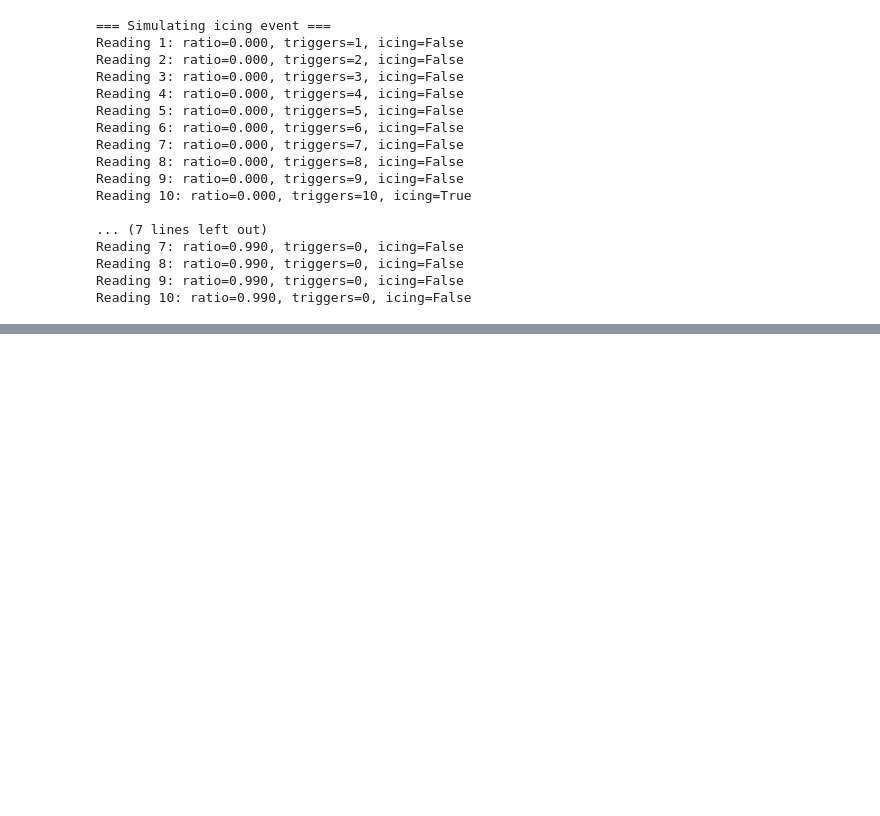
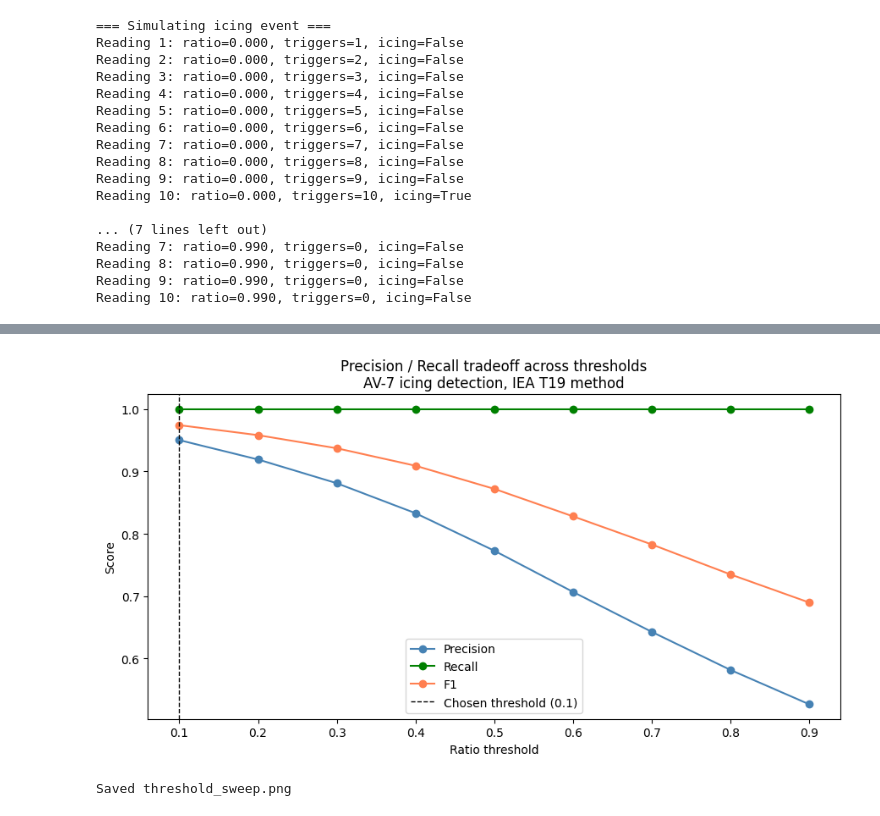
Before and after one commit to dcmclarke/wind-turbine-twin, a Jupyter notebook: ingestion/explore.ipynb, the cells around one changed output, grey strips where cells are left out. Cells and saved outputs as stored; diff of their text form; code cells hidden in the pictures; blank space fills up the shorter version.

```diff
--- a/ingestion/explore.ipynb
+++ b/ingestion/explore.ipynb
@@ -574,0 +811,22 @@ Reading 10: ratio=0.990, triggers=0, icing=False
+# %%
+thresholds = [0.1, 0.2, 0.3, 0.4, 0.5, 0.6, 0.7, 0.8, 0.9]
+precisions = [0.950, 0.919, 0.881, 0.833, 0.773, 0.707, 0.643, 0.582, 0.527]
+recalls    = [1.000, 1.000, 1.000, 1.000, 1.000, 1.000, 1.000, 1.000, 1.000]
+f1s        = [0.974, 0.958, 0.937, 0.909, 0.872, 0.828, 0.783, 0.735, 0.690]
+
+plt.figure(figsize=(9, 5))
+plt.plot(thresholds, precisions, marker="o", label="Precision", color="steelblue")
+plt.plot(thresholds, recalls,    marker="o", label="Recall",    color="green")
+plt.plot(thresholds, f1s,        marker="o", label="F1",        color="coral")
+plt.axvline(x=0.1, color="black", linestyle="--", linewidth=1, label="Chosen threshold (0.1)")
+plt.xlabel("Ratio threshold")
+plt.ylabel("Score")
+plt.title("Precision / Recall tradeoff across thresholds\nAV-7 icing detection, IEA T19 method")
+plt.legend()
+plt.tight_layout()
+plt.savefig("threshold_sweep.png", dpi=150)
+plt.show()
+print("Saved threshold_sweep.png")
+# %% [output]
+[figure, added]
+Saved threshold_sweep.png
```
Also changed, not shown: parts of 13 cells of this notebook, 8 other files.
